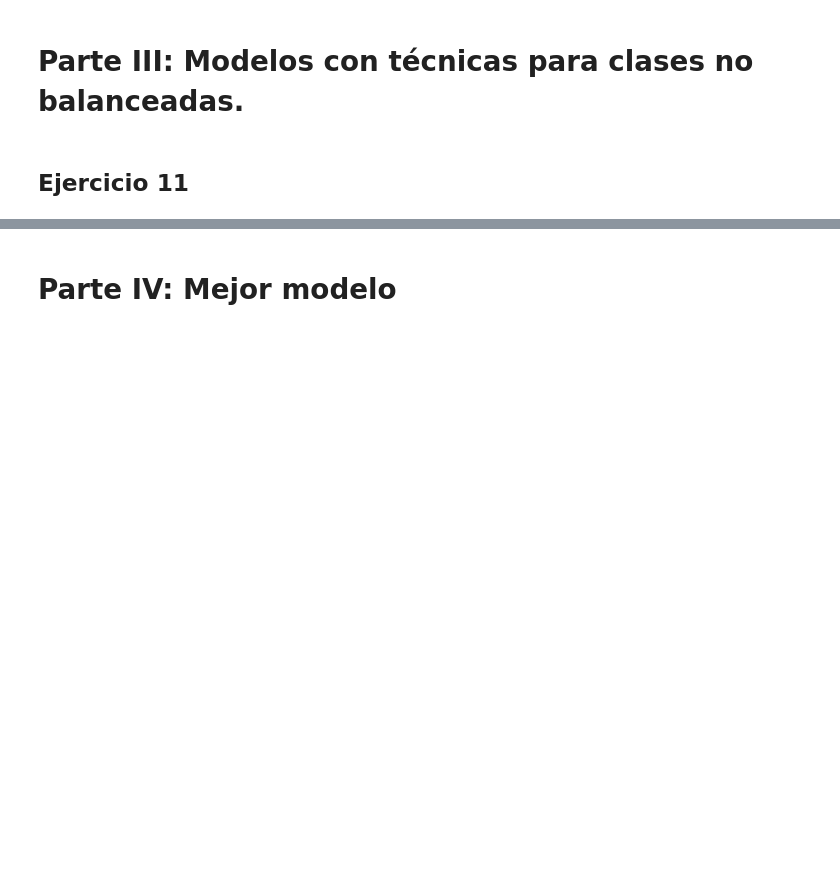
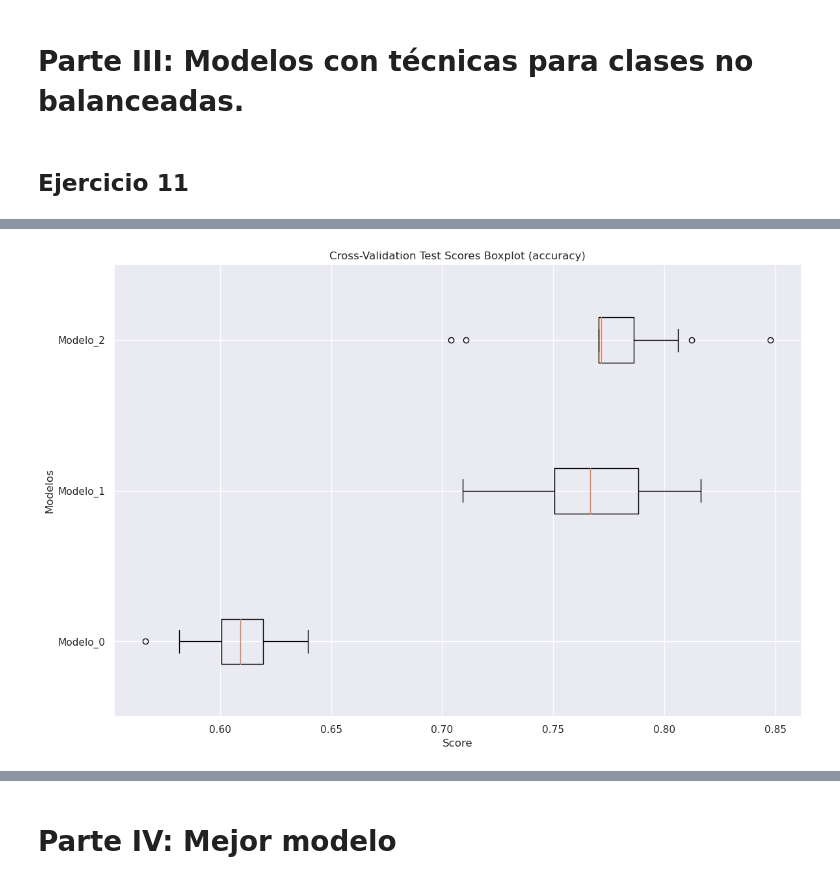
Before and after one commit to fran-dev-front/actividad2_3, a Jupyter notebook: semana_5_6/MNA_IAyAA_semana_5_y_6_Actividad.ipynb, the cells around one changed output, grey strips where cells are left out. Cells and saved outputs as stored; diff of their text form; code cells hidden in the pictures; blank space fills up the shorter version.

```diff
--- a/semana_5_6/MNA_IAyAA_semana_5_y_6_Actividad.ipynb
+++ b/semana_5_6/MNA_IAyAA_semana_5_y_6_Actividad.ipynb
@@ -744,0 +721,90 @@ None
+# %%
+# Selecciona una técnica de sobremuestreo, submuestreo o sobremuestreo+submuestreo para
+# clases no balanceadas que consideres adecuada, en combinación con los tres mejores modelos
+# de la Parte II, para entrenar y desplegar todas las métricas que se desplegaron en la Parte II.
+
+# ************* Inlcuye aquí tu código:**************************
+
+smote = SMOTE(random_state=42)
+X_resampled, y_resampled = smote.fit_resample(Xtrain, ytrain)
+logisticRegr_smote = LogisticRegression()
+logisticRegr_smote.fit(X_resampled, y_resampled)
+
+
+def mis_modelos():
+  modelos, nombres = list(), list()
+
+  # Regresión Logística:
+  modelos.append(LogisticRegression(max_iter=1000, class_weight={0: 1, 1: 10} ))
+  nombres.append('LR')
+
+  # Red neuronal de Perceptrón Multicapa:
+  modelos.append(MLPClassifier( hidden_layer_sizes=(100,), activation='relu', solver='adam', alpha=0.0001,
+                    batch_size='auto', learning_rate='constant', learning_rate_init=0.001,
+                    max_iter=500, shuffle=True, random_state=42))
+  nombres.append('MLP')
+
+  # Máquina de Vectores de Soporte:
+  modelos.append(SVC( C=1.0, kernel='rbf', gamma='scale', probability=True, random_state=42 ))
+  nombres.append('SVM')
+
+  return modelos, nombres
+
+modelos, nombres = mis_modelos()
+resultados = list()
+
+for i in range(len(modelos)):
+
+  # Definimos nuestro pipeline con las transformaciones y los modelos:
+  pipeline = Pipeline(steps=[('ct',columnasTransformer),('m',modelos[i])])
+
+  # Aplicaremos validación-cruzada:
+  micv = RepeatedStratifiedKFold(n_splits=5, n_repeats=3)
+
+  # Definimos las métricas que desamos recuperar:
+  mismetricas = {'accuracy': 'accuracy',
+           'precision': 'precision',
+           'recall': 'recall',
+           'f1': 'f1',
+           'roc_auc': 'roc_auc'}
+
+  # Llevamos a cabo el entrenamiento:
+  scores = cross_validate(pipeline,
+                          X_resampled,
+                          y_resampled,
+                          scoring=mismetricas,
+                          cv=micv,
+                          return_train_score=True,
+                          )
+
+  # Guardemos el resultado de cada modelopara análisis posteriores.
+  resultados.append(scores)
+
+  # Desplegamos los valores de las métricas para verificar si no hay
+  # subentrenamiento o sobreentrenamiento:
+  print('>> %s' % nombres[i])
+  for j,k in enumerate(list(scores.keys())):
+    if j>1:
+      print('\t %s %.3f (%.3f)' % (k, np.mean(scores[k]),np.std(scores[k])))
+
+test_scores_por_modelo = {metric: {f'Modelo_{i}': [] for i in range(len(modelos))} for metric in mismetricas}
+
+# Extract and organize test scores for each metric and each model
+for i, scores_por_modelo in enumerate(resultados):
+    for metric, scoring_name in mismetricas.items():
+        if f'test_{scoring_name}' in scores_por_modelo:
+            test_scores_por_modelo[metric][f'Modelo_{i}'].extend(scores_por_modelo[f'test_{scoring_name}'])
+
+# Create boxplots for each metric
+for metric, scores_por_modelo in test_scores_por_modelo.items():
+    plt.figure(figsize=(12, 8))
+    plt.boxplot(scores_por_modelo.values(), labels=scores_por_modelo.keys(), vert=False)
+    plt.title(f'Cross-Validation Test Scores Boxplot ({metric})')
+    plt.xlabel('Score')
+    plt.ylabel('Modelos')
+    plt.grid(True)
+    plt.tight_layout()
+    plt.show()
+
+# *********** Aquí termina la sección de agregar código *************
+# %% [output]
@@ -744,0 +835 @@ None
+[figure, added]
```
Also changed, not shown: parts of 8 cells of this notebook.
